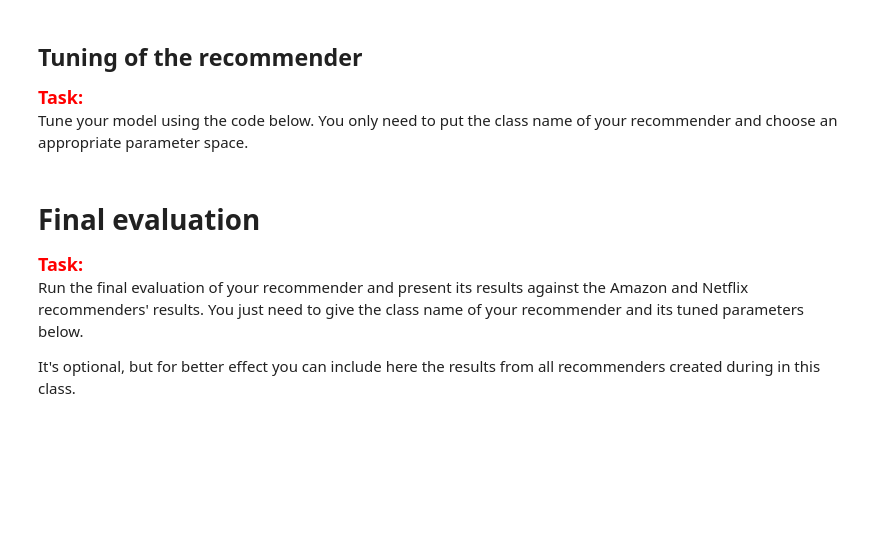
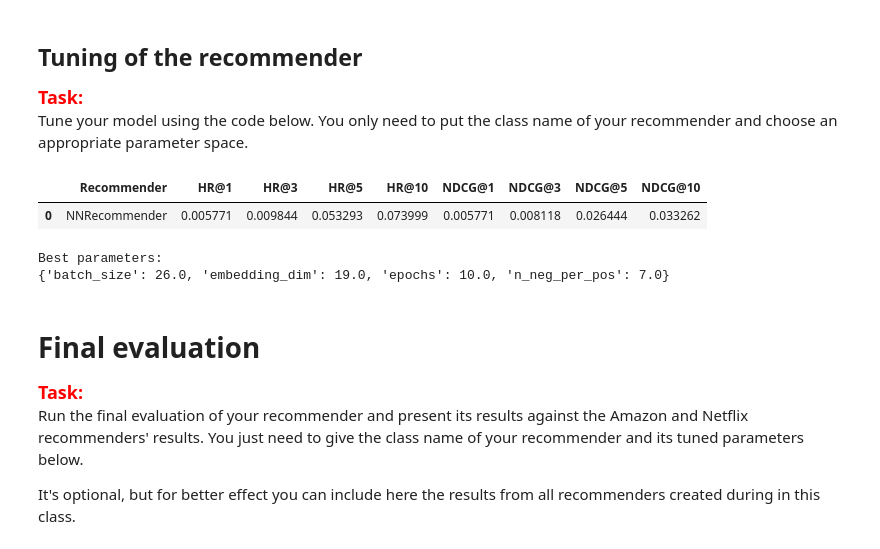
Before and after one commit to e-lawniczak/rsc-project-2, a Jupyter notebook: project_2_recommender_and_evaluation.ipynb, the cells around one changed output. Cells and saved outputs as stored; diff of their text form; code cells hidden in the pictures; blank space fills up the shorter version.

```diff
--- a/project_2_recommender_and_evaluation.ipynb
+++ b/project_2_recommender_and_evaluation.ipynb
@@ -634,17 +634,22 @@ Tune your model using the code below. You only need to put the class name of you
 # %%
 # n_neg_per_pos=10, batch_size=16,embedding_dim=6, lr=0.001,  epochs=3
 param_space = {
     'n_neg_per_pos': hp.quniform('n_neg_per_pos', 1, 10, 1),
     'batch_size': hp.quniform('batch_size', 16, 64, 1),
     'epochs': hp.quniform('epochs', 5, 20, 1),
     'embedding_dim': hp.quniform('embedding_dim', 6, 24, 1),
 }
 
 best_param_set = tune_recommender(NNRecommender, interactions_df, items_df,
-                                  param_space, max_evals=30, show_progressbar=True, seed=seed)
+                                  param_space, max_evals=10, show_progressbar=True, seed=seed)
 
 print("Best parameters:")
 print(best_param_set)
+# %% [output]
+|  | Recommender | HR@1 | HR@3 | HR@5 | HR@10 | NDCG@1 | NDCG@3 | NDCG@5 | NDCG@10 |
+| 0 | NNRecommender | 0.005771 | 0.009844 | 0.053293 | 0.073999 | 0.005771 | 0.008118 | 0.026444 | 0.033262 |
+Best parameters:
+{'batch_size': 26.0, 'embedding_dim': 19.0, 'epochs': 10.0, 'n_neg_per_pos': 7.0}
 # %% [markdown]
 # Final evaluation
 
```
Also changed, not shown: parts of 4 cells of this notebook, 2 other files.
